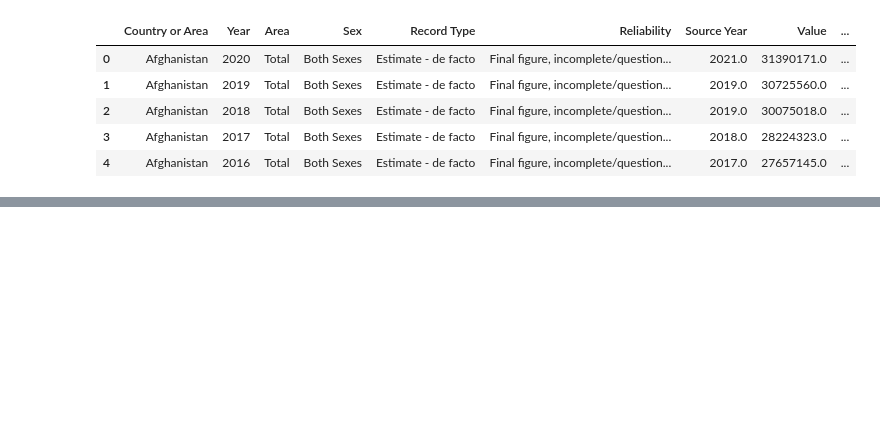
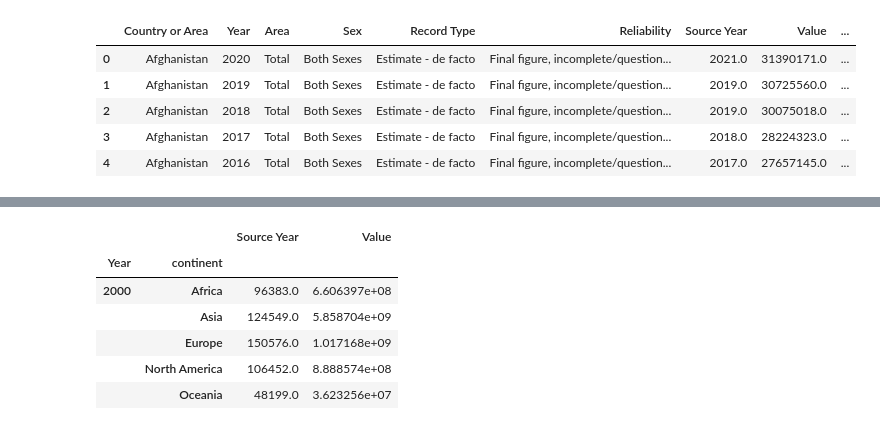
Before and after one commit to BoSuto/Specialist-Certificate-in-Data-Analytics-Essential-Jan-2023, a Jupyter notebook: Project - Spring 2023.ipynb, the cells around one changed output, grey strips where cells are left out. Saved outputs shown, nothing was run; the diff lists cells and outputs as text; code cells hidden in the pictures; blank space fills up the shorter version.

```diff
--- a/Project - Spring 2023.ipynb
+++ b/Project - Spring 2023.ipynb
@@ -256,0 +260,11 @@ food.head()
+# %%
+continent_population_data = population.groupby(['Year', 'continent']).sum('Value')
+continent_population_data.head()
+# %% [output]
+|  |  | Source Year | Value |
+| Year | continent |  |  |
+| 2000 | Africa | 96383.0 | 6.606397e+08 |
+|  | Asia | 124549.0 | 5.858704e+09 |
+|  | Europe | 150576.0 | 1.017168e+09 |
+|  | North America | 106452.0 | 8.888574e+08 |
+|  | Oceania | 48199.0 | 3.623256e+07 |
```
Also changed, not shown: parts of 10 cells of this notebook.
